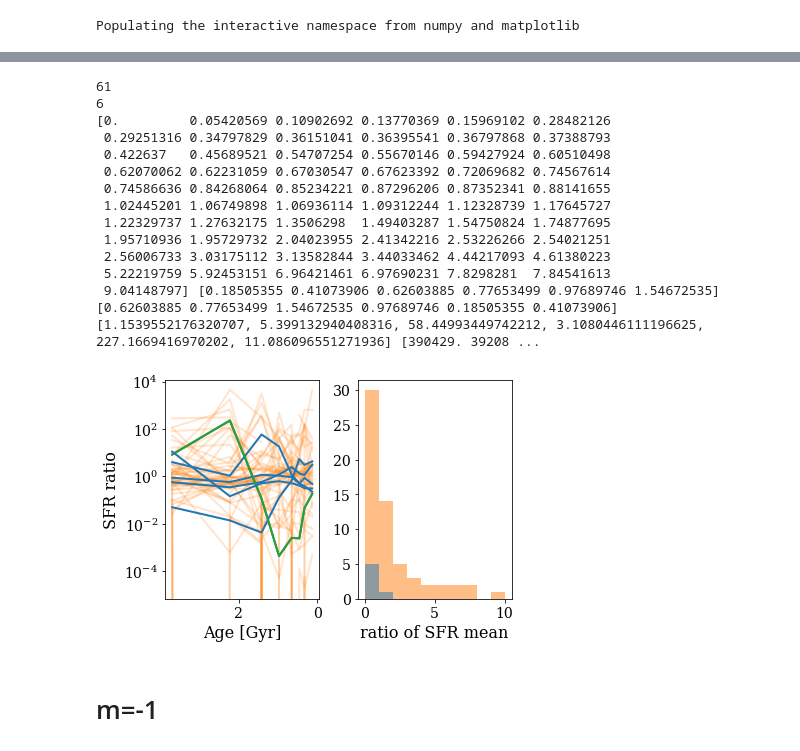
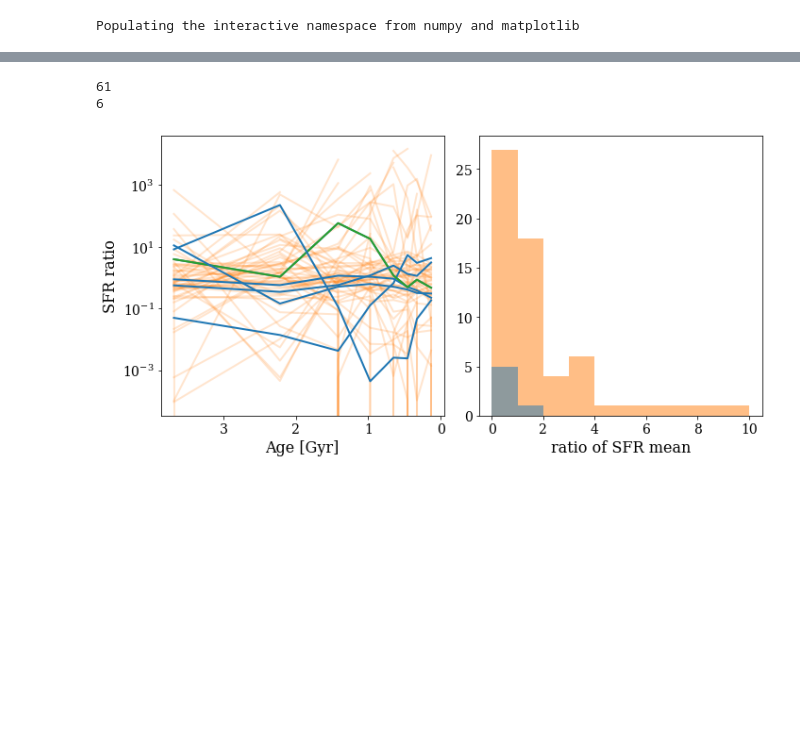
Before and after one commit to ekta1224/IllustrisAD, a Jupyter notebook: phast/SFR_ratios_Cycle29.ipynb, the cells around one changed output, grey strips where cells are left out. Drawn from its saved outputs; the diff is of its cells as text; code cells hidden in the pictures; blank space fills up the shorter version.

```diff
--- a/phast/SFR_ratios_Cycle29.ipynb
+++ b/phast/SFR_ratios_Cycle29.ipynb
@@ -164,5 +194,5 @@ plt.tight_layout()
 # %%
-plt.figure()
+plt.figure(figsize=(10,5))
 ax = subplot(121)
 ax2 = subplot(122)
 ids0 = np.loadtxt('M31analogs_noMM8Gyr_mstar.txt') #61
@@ -176,7 +206,7 @@ MM_avg = []
 
 for id in ids0:
     id = int(id)
-    data = np.loadtxt('%s_SFR_time_avg_norecentMM_m1split.txt'%id)
+    data = np.loadtxt('%s_SFR_time_avg_norecentMM_m-1split.txt'%id)
     ratio = data[:,1]/data[:,2]
     noMM_avg.append(np.mean(data[:,1])/np.mean(data[:,2]))
     times = list(data[:,0])
@@ -186,49 +216,35 @@ for id in ids0:
 ids = np.loadtxt('M31analogs_MM1_4Gyr_mstar.txt')
 print(len(ids))
 
 for id in ids:
     id = int(id)
-    data = np.loadtxt('%s_SFR_time_avg_recentMM_m1split.txt'%id)
+    data = np.loadtxt('%s_SFR_time_avg_recentMM_m-1split.txt'%id)
     ratio = data[:,1]/data[:,2]
     MM_avg.append(np.mean(data[:,1])/np.mean(data[:,2]))
     times = list(data[:,0])
     MM_max.append(np.max(ratio))
     ax.plot(times,ratio,color='C0', lw=2)
-    if id == 400733:
+    if id == 392544:
         ax.plot(times,ratio,color='C2', lw=2)
 
 ax.set_yscale("log")
 ax.invert_xaxis()
 ax.set_xlabel('Age [Gyr]')
 ax.set_ylabel('SFR ratio')
 #ax.set_ylim(0,10000)
 
 
 
 noMM_avg = np.nan_to_num(noMM_avg)
 MM_avg = np.nan_to_num(MM_avg)
 ax2.hist(noMM_avg, bins=10,range=(0,10), color='C1',alpha=0.5)
 ax2.hist(MM_avg, bins=10, range=(0,10),color='C0',alpha=0.5)
 ax2.set_xlabel('ratio of SFR mean')
 
-print(np.sort(noMM_avg), np.sort(MM_avg))
-print(MM_avg, MM_max, ids)
+#print(np.sort(noMM_avg), np.sort(MM_avg))
+#print(MM_avg, MM_max, ids)
 plt.tight_layout()
 # %% [output]
 61
 6
-[0.         0.05420569 0.10902692 0.13770369 0.15969102 0.28482126
- 0.29251316 0.34797829 0.36151041 0.36395541 0.36797868 0.37388793
- 0.422637   0.45689521 0.54707254 0.55670146 0.59427924 0.60510498
- 0.62070062 0.62231059 0.67030547 0.67623392 0.72069682 0.74567614
- 0.74586636 0.84268064 0.85234221 0.87296206 0.87352341 0.88141655
- 1.02445201 1.06749898 1.06936114 1.09312244 1.12328739 1.17645727
- 1.22329737 1.27632175 1.3506298  1.49403287 1.54750824 1.74877695
- 1.95710936 1.95729732 2.04023955 2.41342216 2.53226266 2.54021251
- 2.56006733 3.03175112 3.13582844 3.44033462 4.44217093 4.61380223
- 5.22219759 5.92453151 6.96421461 6.97690231 7.8298281  7.84541613
- 9.04148797] [0.18505355 0.41073906 0.62603885 0.77653499 0.97689746 1.54672535]
-[0.62603885 0.77653499 1.54672535 0.97689746 0.18505355 0.41073906] [1.1539552176320707, 5.399132940408316, 58.44993449742212, 3.1080446111196625, 227.1669416970202, 11.086096551271936] [390429. 39208 ...
-[figure, old version]
+[figure, new version]
-# %% [markdown]
-# m=-1
```
Also changed, not shown: parts of 9 cells of this notebook.
